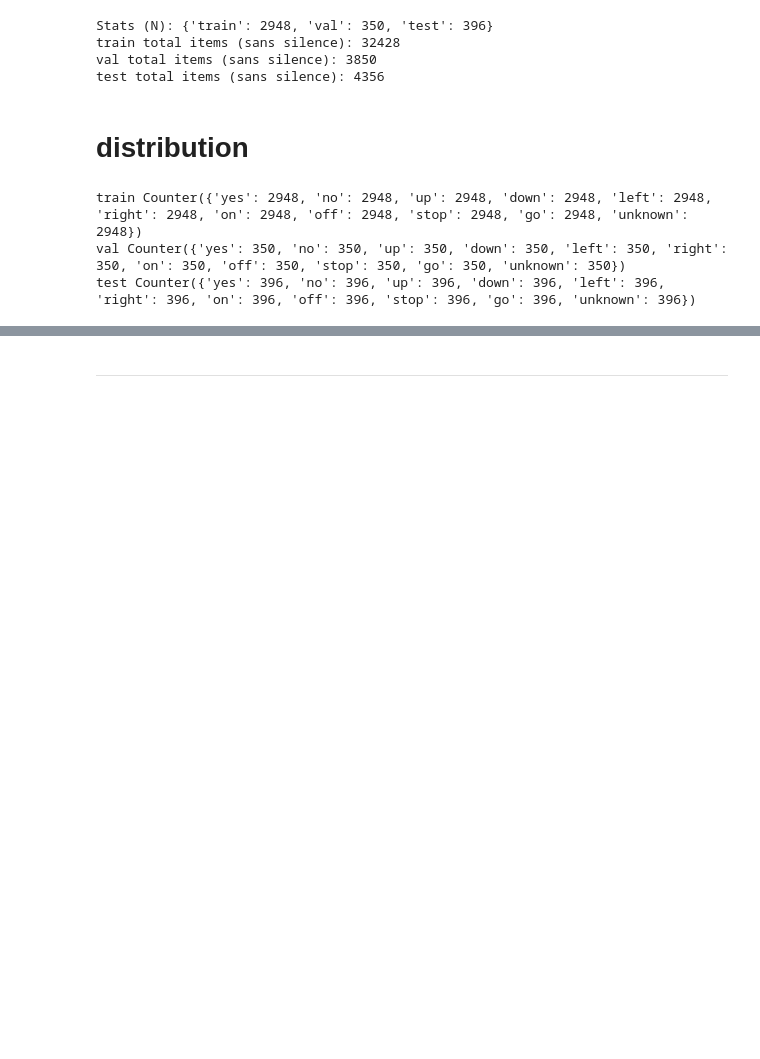
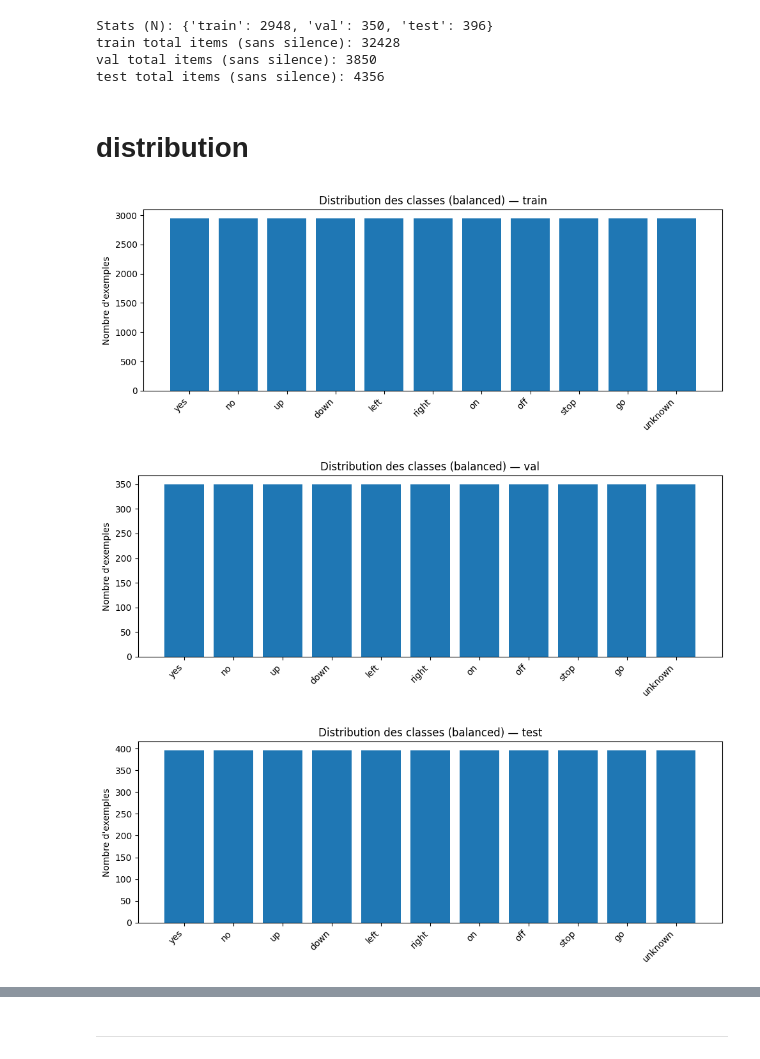
Before and after one commit to VivanBoy/voice-commands-gru, a Jupyter notebook: reco_vocal_v.ipynb, the cells around one changed output, grey strips where cells are left out. Drawn from its saved outputs; the diff is of its cells as text; code cells hidden in the pictures; blank space fills up the shorter version.

```diff
--- a/reco_vocal_v.ipynb
+++ b/reco_vocal_v.ipynb
@@ -181,11 +192,25 @@ test total items (sans silence): 4356
 # distribution
 # %%
 from collections import Counter
+import matplotlib.pyplot as plt
 
-for sp in ["train","val","test"]:
-    c = Counter(label for _,label in balanced[sp])
-    print(sp, c)
+def plot_class_distribution_balanced(balanced, split="train"):
+    counts = Counter(label for _, label in balanced[split])
+    labels = list(counts.keys())
+    values = [counts[l] for l in labels]
+
+    plt.figure(figsize=(10,4))
+    plt.bar(labels, values)
+    plt.xticks(rotation=45, ha="right")
+    plt.title(f"Distribution des classes (balanced) — {split}")
+    plt.ylabel("Nombre d'exemples")
+    plt.tight_layout()
+    plt.show()
+
+plot_class_distribution_balanced(balanced, "train")
+plot_class_distribution_balanced(balanced, "val")
+plot_class_distribution_balanced(balanced, "test")
 # %% [output]
-train Counter({'yes': 2948, 'no': 2948, 'up': 2948, 'down': 2948, 'left': 2948, 'right': 2948, 'on': 2948, 'off': 2948, 'stop': 2948, 'go': 2948, 'unknown': 2948})
-val Counter({'yes': 350, 'no': 350, 'up': 350, 'down': 350, 'left': 350, 'right': 350, 'on': 350, 'off': 350, 'stop': 350, 'go': 350, 'unknown': 350})
-test Counter({'yes': 396, 'no': 396, 'up': 396, 'down': 396, 'left': 396, 'right': 396, 'on': 396, 'off': 396, 'stop': 396, 'go': 396, 'unknown': 396})
+[figure, added]
+[figure, added]
+[figure, added]
```
Also changed, not shown: parts of 20 cells of this notebook, 4 other files.
